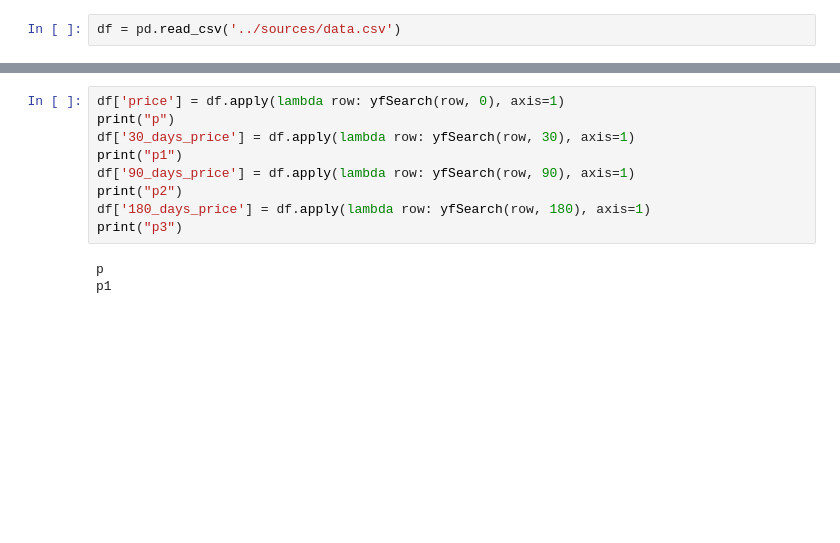
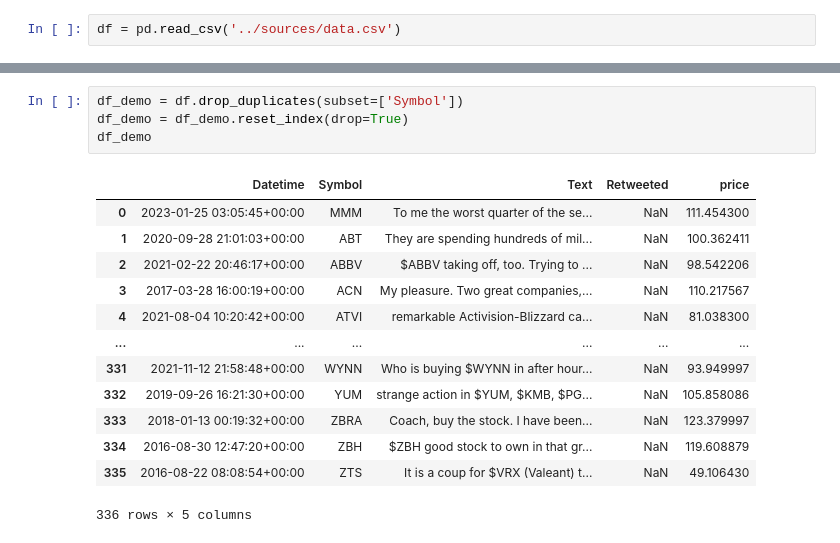
Before and after one commit to Edward-choi/FINA4350, a Jupyter notebook: notebooks/twitter.ipynb, the cells around one changed output, grey strips where cells are left out. Drawn from its saved outputs; the diff is of its cells as text; blank space fills up the shorter version.

```diff
--- a/notebooks/twitter.ipynb
+++ b/notebooks/twitter.ipynb
@@ -70,14 +134,20 @@ def yfSearch(row, days):
         except:
             adj += 1
-# %%
-df['price'] = df.apply(lambda row: yfSearch(row, 0), axis=1)
-print("p")
-df['30_days_price'] = df.apply(lambda row: yfSearch(row, 30), axis=1)
-print("p1")
-df['90_days_price'] = df.apply(lambda row: yfSearch(row, 90), axis=1)
-print("p2")
-df['180_days_price'] = df.apply(lambda row: yfSearch(row, 180), axis=1)
-print("p3")
-# %% [output]
-p
-p1
+# %%
+df_demo = df.drop_duplicates(subset=['Symbol'])
+df_demo = df_demo.reset_index(drop=True)
+df_demo
+# %% [output]
+|  | Datetime | Symbol | Text | Retweeted | price |
+| 0 | 2023-01-25 03:05:45+00:00 | MMM | To me the worst quarter of the se... | NaN | 111.454300 |
+| 1 | 2020-09-28 21:01:03+00:00 | ABT | They are spending hundreds of mil... | NaN | 100.362411 |
+| 2 | 2021-02-22 20:46:17+00:00 | ABBV | $ABBV taking off, too. Trying to ... | NaN | 98.542206 |
+| 3 | 2017-03-28 16:00:19+00:00 | ACN | My pleasure. Two great companies,... | NaN | 110.217567 |
+| 4 | 2021-08-04 10:20:42+00:00 | ATVI | remarkable Activision-Blizzard ca... | NaN | 81.038300 |
+| ... | ... | ... | ... | ... | ... |
+| 331 | 2021-11-12 21:58:48+00:00 | WYNN | Who is buying $WYNN in after hour... | NaN | 93.949997 |
+| 332 | 2019-09-26 16:21:30+00:00 | YUM | strange action in $YUM, $KMB, $PG... | NaN | 105.858086 |
+| 333 | 2018-01-13 00:19:32+00:00 | ZBRA | Coach, buy the stock. I have been... | NaN | 123.379997 |
+| 334 | 2016-08-30 12:47:20+00:00 | ZBH | $ZBH good stock to own in that gr... | NaN | 119.608879 |
+| 335 | 2016-08-22 08:08:54+00:00 | ZTS | It is a coup for $VRX (Valeant) t... | NaN | 49.106430 |
+336 rows × 5 columns
```
Also changed, not shown: parts of 17 cells of this notebook, 2 other files.
